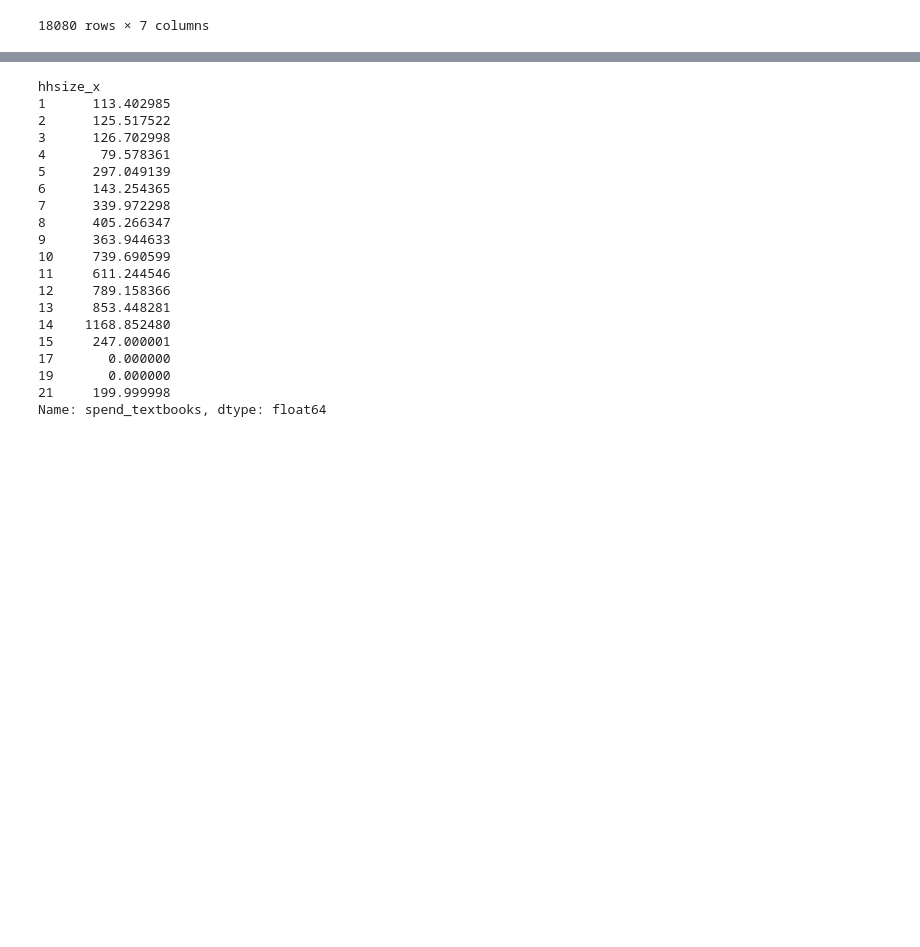
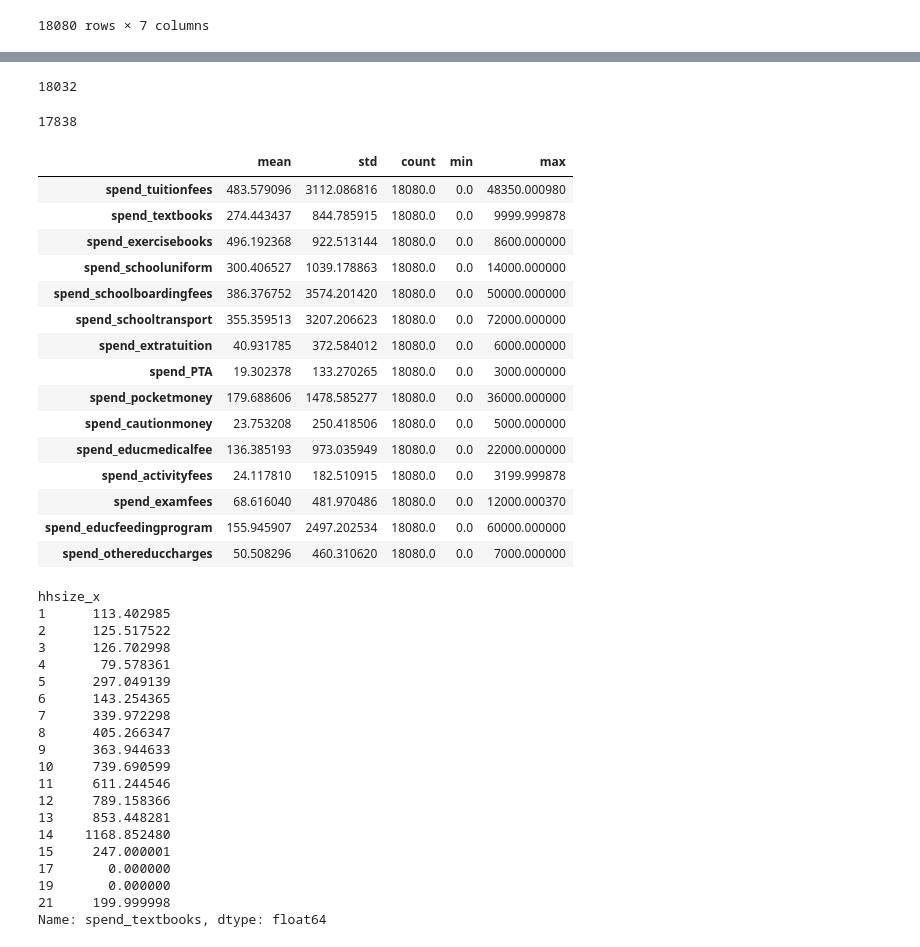
Before and after one commit to Colleen-ODonnell/KenyaPovertyTargetingModel, a Jupyter notebook: 2progs/DescriptiveStatistics.ipynb, the cells around one changed output, grey strips where cells are left out. Saved outputs shown, nothing was run; the diff lists cells and outputs as text; code cells hidden in the pictures; blank space fills up the shorter version.

```diff
--- a/2progs/DescriptiveStatistics.ipynb
+++ b/2progs/DescriptiveStatistics.ipynb
@@ -97,3 +186,42 @@ MergedDatasetsRenamed[['energyTotalspend', 'educationTotalspend', 'amountfood_pu
+# %%
+Education['spend_tuitionfees'] = np.where(Education['spend_tuitionfees'] > 10000,
+                                                            100000, Education['spend_tuitionfees'])
+# %%
+Education['spend_schoolboardingfees'] = np.where(Education['spend_schoolboardingfees'] > 50000,
+                                                            50000, Education['spend_schoolboardingfees'])
+# %%
+Education[Education['spend_schoolboardingfees']<100000]['spend_schoolboardingfees'].count()
+#dropping 80-32 observations
+# %% [output]
+18032
+# %%
+Education[Education['spend_tuitionfees']<10000]['spend_tuitionfees'].count()
+# %% [output]
+17838
+# %%
+#Education Spend Chart
+
+Education[['spend_tuitionfees', 'spend_textbooks', 'spend_exercisebooks','spend_schooluniform',
+           'spend_schoolboardingfees', 'spend_schooltransport','spend_extratuition',
+           'spend_PTA', 'spend_pocketmoney', 'spend_cautionmoney','spend_educmedicalfee',
+           'spend_activityfees', 'spend_examfees', 'spend_educfeedingprogram','spend_othereduccharges']].describe().T[['mean', 'std', 'count', 'min', 'max']]
+# %% [output]
+|  | mean | std | count | min | max |
+| spend_tuitionfees | 483.579096 | 3112.086816 | 18080.0 | 0.0 | 48350.000980 |
+| spend_textbooks | 274.443437 | 844.785915 | 18080.0 | 0.0 | 9999.999878 |
+| spend_exercisebooks | 496.192368 | 922.513144 | 18080.0 | 0.0 | 8600.000000 |
+| spend_schooluniform | 300.406527 | 1039.178863 | 18080.0 | 0.0 | 14000.000000 |
+| spend_schoolboardingfees | 386.376752 | 3574.201420 | 18080.0 | 0.0 | 50000.000000 |
+| spend_schooltransport | 355.359513 | 3207.206623 | 18080.0 | 0.0 | 72000.000000 |
+| spend_extratuition | 40.931785 | 372.584012 | 18080.0 | 0.0 | 6000.000000 |
+| spend_PTA | 19.302378 | 133.270265 | 18080.0 | 0.0 | 3000.000000 |
+| spend_pocketmoney | 179.688606 | 1478.585277 | 18080.0 | 0.0 | 36000.000000 |
+| spend_cautionmoney | 23.753208 | 250.418506 | 18080.0 | 0.0 | 5000.000000 |
+| spend_educmedicalfee | 136.385193 | 973.035949 | 18080.0 | 0.0 | 22000.000000 |
+| spend_activityfees | 24.117810 | 182.510915 | 18080.0 | 0.0 | 3199.999878 |
+| spend_examfees | 68.616040 | 481.970486 | 18080.0 | 0.0 | 12000.000370 |
+| spend_educfeedingprogram | 155.945907 | 2497.202534 | 18080.0 | 0.0 | 60000.000000 |
+| spend_othereduccharges | 50.508296 | 460.310620 | 18080.0 | 0.0 | 7000.000000 |
 # %%
 Education.groupby('hhsize_x')['spend_textbooks'].mean()
 # %% [output]
```
Also changed, not shown: parts of 19 cells of this notebook, 11 other files.
